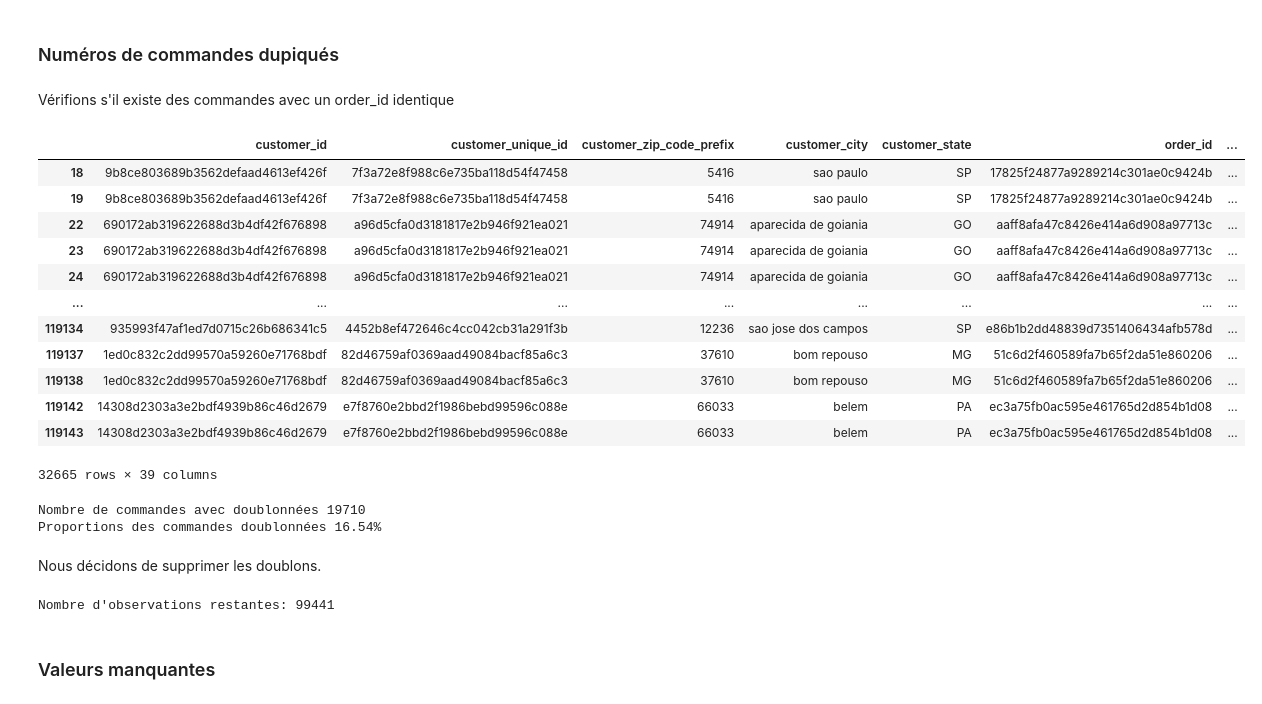
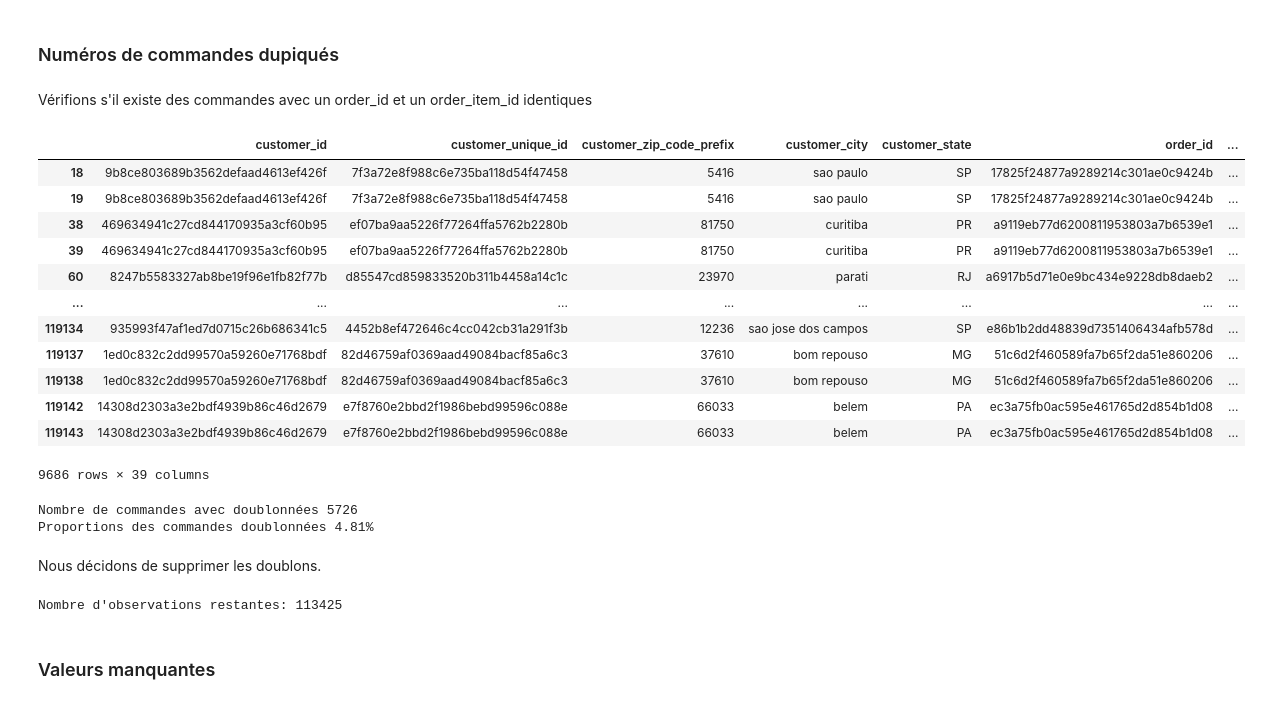
Before and after one commit to cedricsoares/openclassrooms-segmentez-des-clients-d-un-site-e-commerce, a Jupyter notebook: POLIST_01_notebookanalyse.ipynb, the cells around one changed output. Saved outputs shown, nothing was run; the diff lists cells and outputs as text; code cells hidden in the pictures.

```diff
--- a/POLIST_01_notebookanalyse.ipynb
+++ b/POLIST_01_notebookanalyse.ipynb
@@ -299,34 +299,34 @@ Name: product_category_name, Length: 119151, dtype: object
 # %% [markdown]
 ### Numéros de commandes dupiqués
 # %% [markdown]
-Vérifions s'il existe des commandes avec un order_id identique
+Vérifions s'il existe des commandes avec un order_id et un order_item_id identiques
 # %%
-display(data[data.duplicated(subset=['order_id'], keep=False)])
-print(f"Nombre de commandes avec doublonnées {data[data.duplicated(subset=['order_id'])].shape[0]}")
-print(f"Proportions des commandes doublonnées {round(data[data.duplicated(subset=['order_id'])].shape[0] / data.shape[0] *100,2)}% ")
+display(data[data.duplicated(subset=['order_id', 'order_item_id'], keep=False)])
+print(f"Nombre de commandes avec doublonnées {data[data.duplicated(subset=['order_id','order_item_id'])].shape[0]}")
+print(f"Proportions des commandes doublonnées {round(data[data.duplicated(subset=['order_id', 'order_item_id'])].shape[0] / data.shape[0] *100,2)}% ")
 # %% [output]
 |  | customer_id | customer_unique_id | customer_zip_code_prefix | customer_city | customer_state | order_id | ... |
 | 18 | 9b8ce803689b3562defaad4613ef426f | 7f3a72e8f988c6e735ba118d54f47458 | 5416 | sao paulo | SP | 17825f24877a9289214c301ae0c9424b | ... |
 | 19 | 9b8ce803689b3562defaad4613ef426f | 7f3a72e8f988c6e735ba118d54f47458 | 5416 | sao paulo | SP | 17825f24877a9289214c301ae0c9424b | ... |
-| 22 | 690172ab319622688d3b4df42f676898 | a96d5cfa0d3181817e2b946f921ea021 | 74914 | aparecida de goiania | GO | aaff8afa47c8426e414a6d908a97713c | ... |
-| 23 | 690172ab319622688d3b4df42f676898 | a96d5cfa0d3181817e2b946f921ea021 | 74914 | aparecida de goiania | GO | aaff8afa47c8426e414a6d908a97713c | ... |
-| 24 | 690172ab319622688d3b4df42f676898 | a96d5cfa0d3181817e2b946f921ea021 | 74914 | aparecida de goiania | GO | aaff8afa47c8426e414a6d908a97713c | ... |
+| 38 | 469634941c27cd844170935a3cf60b95 | ef07ba9aa5226f77264ffa5762b2280b | 81750 | curitiba | PR | a9119eb77d6200811953803a7b6539e1 | ... |
+| 39 | 469634941c27cd844170935a3cf60b95 | ef07ba9aa5226f77264ffa5762b2280b | 81750 | curitiba | PR | a9119eb77d6200811953803a7b6539e1 | ... |
+| 60 | 8247b5583327ab8be19f96e1fb82f77b | d85547cd859833520b311b4458a14c1c | 23970 | parati | RJ | a6917b5d71e0e9bc434e9228db8daeb2 | ... |
 | ... | ... | ... | ... | ... | ... | ... | ... |
 | 119134 | 935993f47af1ed7d0715c26b686341c5 | 4452b8ef472646c4cc042cb31a291f3b | 12236 | sao jose dos campos | SP | e86b1b2dd48839d7351406434afb578d | ... |
 | 119137 | 1ed0c832c2dd99570a59260e71768bdf | 82d46759af0369aad49084bacf85a6c3 | 37610 | bom repouso | MG | 51c6d2f460589fa7b65f2da51e860206 | ... |
 | 119138 | 1ed0c832c2dd99570a59260e71768bdf | 82d46759af0369aad49084bacf85a6c3 | 37610 | bom repouso | MG | 51c6d2f460589fa7b65f2da51e860206 | ... |
 | 119142 | 14308d2303a3e2bdf4939b86c46d2679 | e7f8760e2bbd2f1986bebd99596c088e | 66033 | belem | PA | ec3a75fb0ac595e461765d2d854b1d08 | ... |
 | 119143 | 14308d2303a3e2bdf4939b86c46d2679 | e7f8760e2bbd2f1986bebd99596c088e | 66033 | belem | PA | ec3a75fb0ac595e461765d2d854b1d08 | ... |
-32665 rows × 39 columns
+9686 rows × 39 columns
-Nombre de commandes avec doublonnées 19710
-Proportions des commandes doublonnées 16.54%
+Nombre de commandes avec doublonnées 5726
+Proportions des commandes doublonnées 4.81%
 # %% [markdown]
 Nous décidons de supprimer les doublons.
 # %%
-data.drop_duplicates(subset=['order_id'], inplace=True)
+data.drop_duplicates(subset=['order_id','order_item_id'], inplace=True)
 print(f"Nombre d'observations restantes: {data.shape[0]}")
 # %% [output]
-Nombre d'observations restantes: 99441
+Nombre d'observations restantes: 113425
 # %% [markdown]
 ### Valeurs manquantes
 # %%
```
Also changed, not shown: parts of 66 cells of this notebook.
